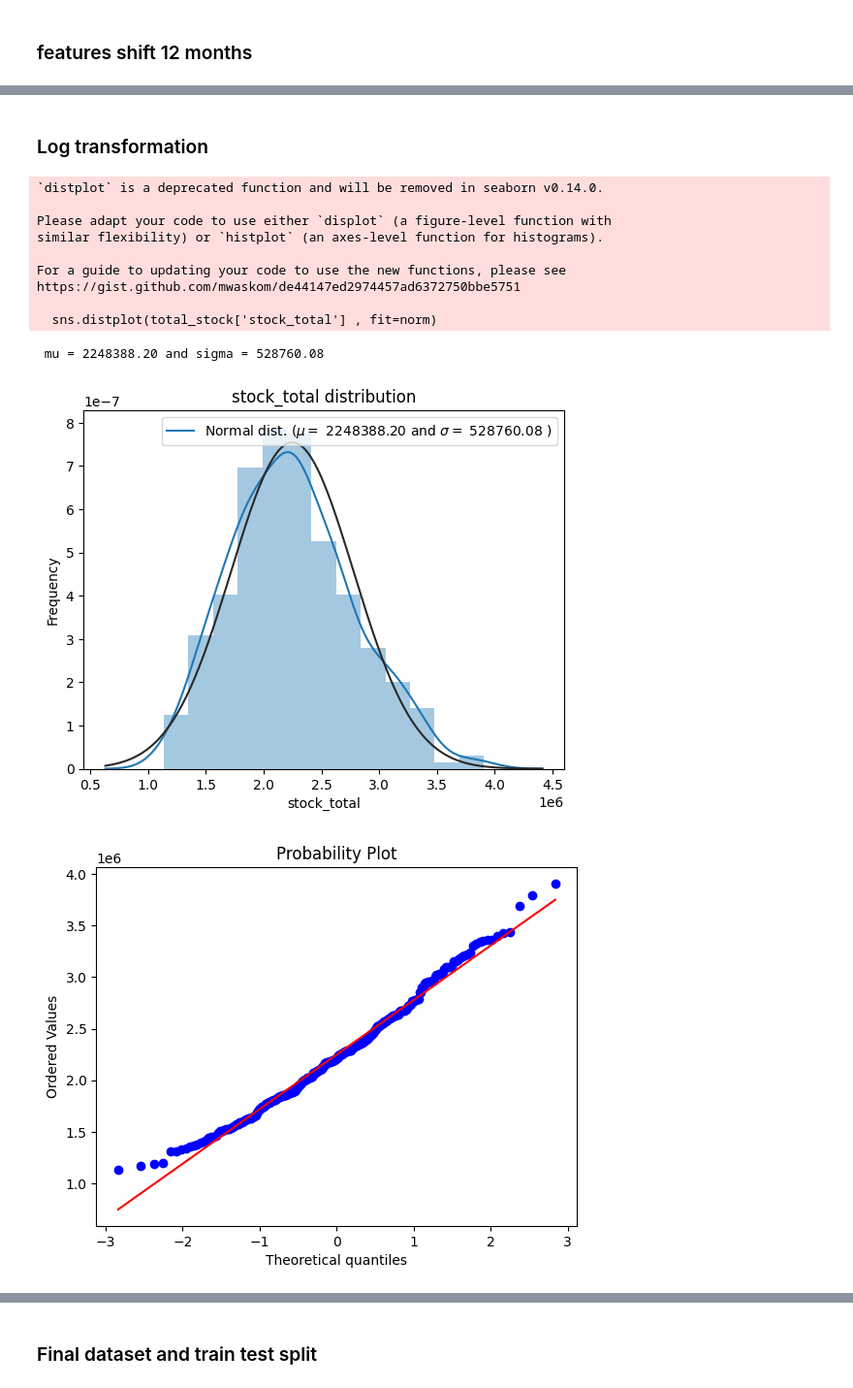
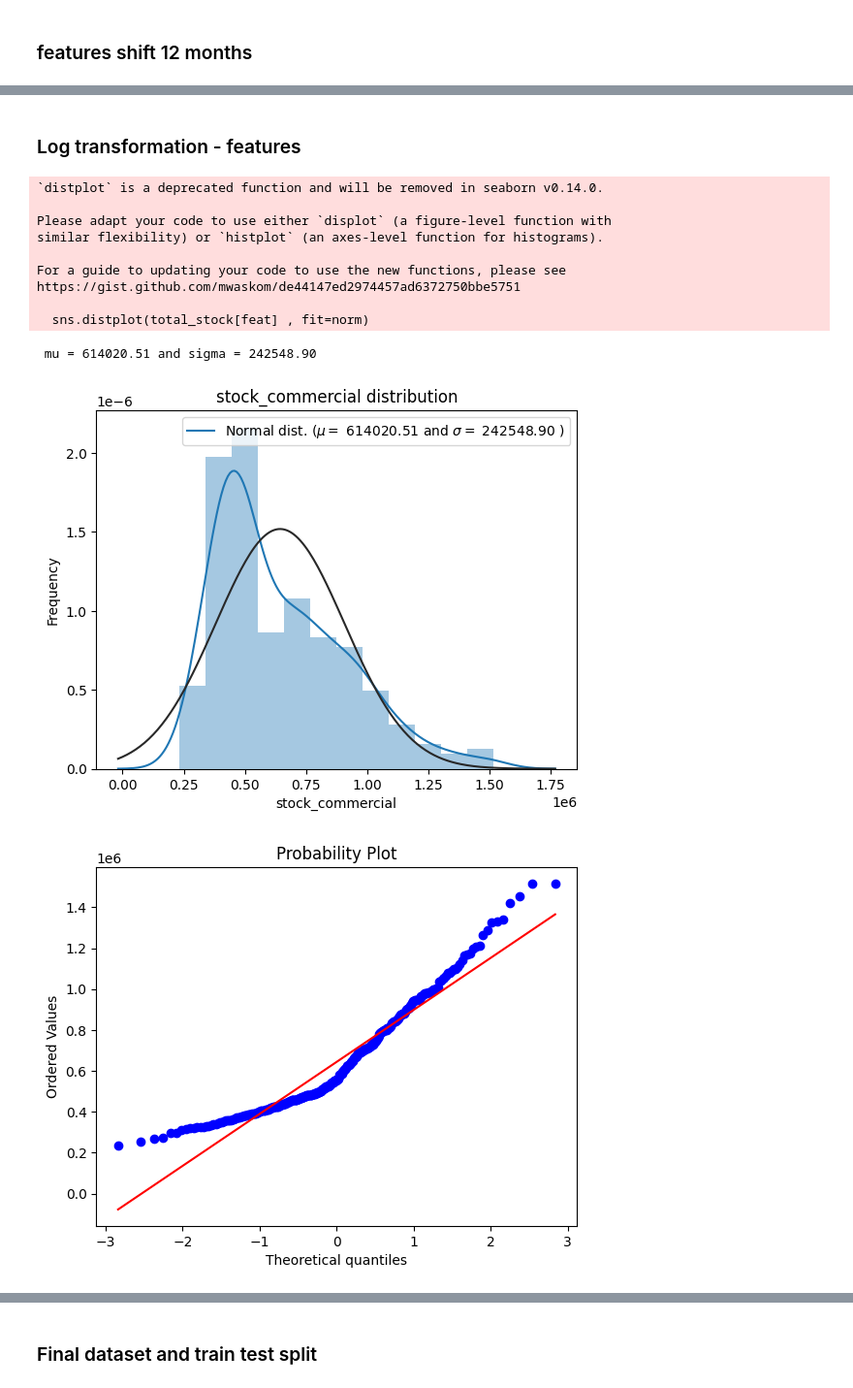
Before and after one commit to emmanresu/Thesis-Keras, a Jupyter notebook: rice_stocks.ipynb, the cells around one changed output, grey strips where cells are left out. Shown at 97% size. Cells and saved outputs as stored; diff of their text form; code cells hidden in the pictures.

```diff
--- a/rice_stocks.ipynb
+++ b/rice_stocks.ipynb
@@ -683,0 +721,16 @@ total_stock, remaining_features = shift_all_features(data, 12)
+# %%
+total_stock["stock_total"] = np.log1p(total_stock["stock_total"])
+
+sns.distplot(total_stock['stock_total'] , fit=norm)
+
+(mu, sigma) = norm.fit(total_stock['stock_total'].iloc[:-holdout_size])
+print( '\n mu = {:.2f} and sigma = {:.2f}\n'.format(mu, sigma))
+
+plt.legend(['Normal dist. ($\mu=$ {:.2f} and $\sigma=$ {:.2f} )'.format(mu, sigma)],
+            loc='best')
+plt.ylabel('Frequency')
+plt.title('stock_total distribution')
+
+fig = plt.figure()
+res = stats.probplot(total_stock['stock_total'], plot=plt)
+plt.show()
@@ -684,33 +750,36 @@ total_stock, remaining_features = shift_all_features(data, 12)
 # %% [markdown]
-### Log transformation
+### Log transformation - features
 # %%
-from scipy import stats
-from scipy.stats import norm, skew #for some statistics
+'''
+Features:
+stock_household, stock_commerical, stock_nfa, regular_wholesale_price,
+milled_wholesale_price,	regular_retail_price,	milled_retail_price, is_lean_month
+'''
+feat = 'stock_commercial'
+sns.distplot(total_stock[feat] , fit=norm)
 
-sns.distplot(total_stock['stock_total'] , fit=norm)
-
-(mu, sigma) = norm.fit(total_stock['stock_total'])
+(mu, sigma) = norm.fit(total_stock[feat].iloc[:-holdout_size])
 print( '\n mu = {:.2f} and sigma = {:.2f}\n'.format(mu, sigma))
 
 plt.legend(['Normal dist. ($\mu=$ {:.2f} and $\sigma=$ {:.2f} )'.format(mu, sigma)],
             loc='best')
 plt.ylabel('Frequency')
-plt.title('stock_total distribution')
+plt.title(f'{feat} distribution')
 
 #Get also the QQ-plot
 fig = plt.figure()
-res = stats.probplot(total_stock['stock_total'], plot=plt)
+res = stats.probplot(total_stock[feat], plot=plt)
 plt.show()
 # %% [output]
 `distplot` is a deprecated function and will be removed in seaborn v0.14.0.
 
 Please adapt your code to use either `displot` (a figure-level function with
 similar flexibility) or `histplot` (an axes-level function for histograms).
 
 For a guide to updating your code to use the new functions, please see
 https://gist.github.com/mwaskom/de44147ed2974457ad6372750bbe5751
 
-  sns.distplot(total_stock['stock_total'] , fit=norm)
+  sns.distplot(total_stock[feat] , fit=norm)
- mu = 2248388.20 and sigma = 528760.08
+ mu = 614020.51 and sigma = 242548.90
-[figure, old version]
+[figure, new version]
-[figure, old version]
+[figure, new version]
```
Also changed, not shown: parts of 46 cells of this notebook.
